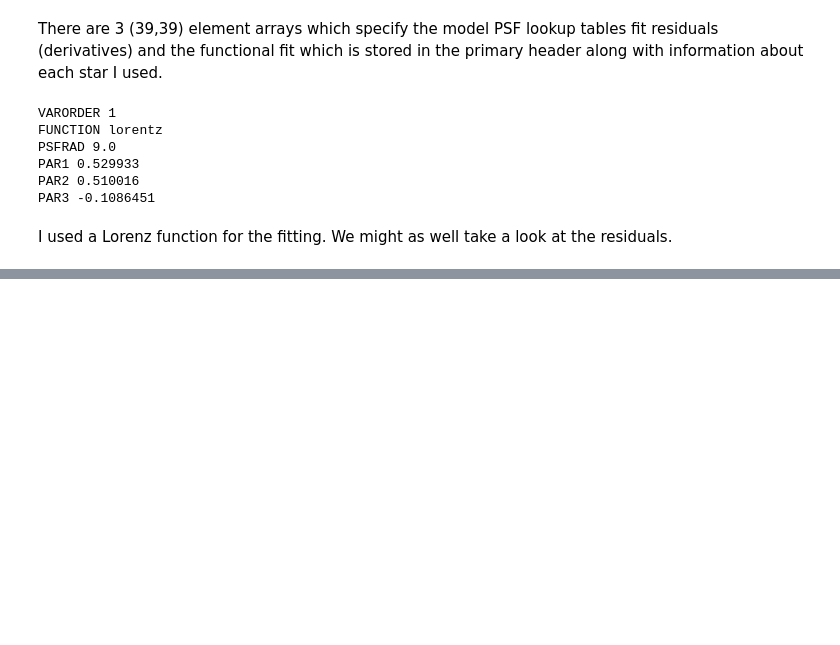
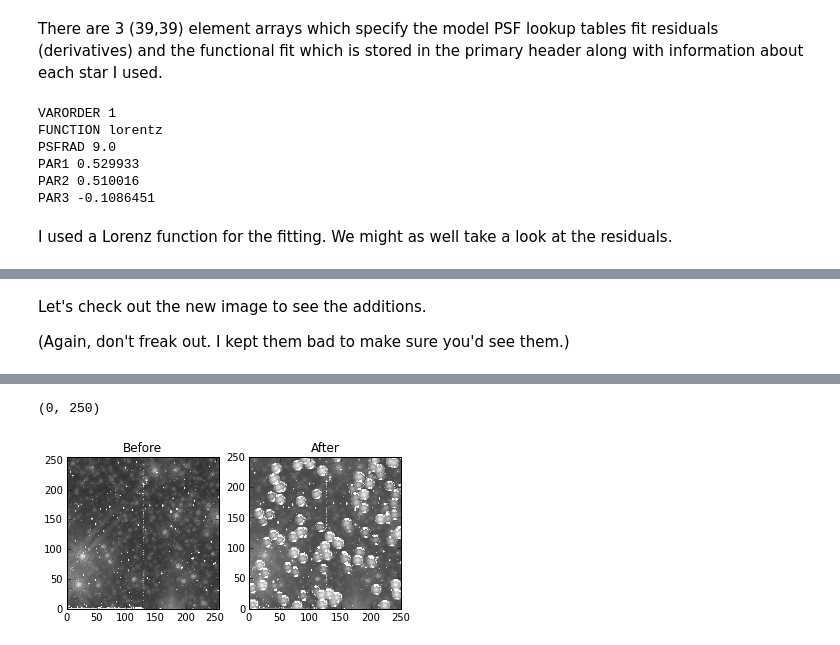
Before and after one commit to spacetelescope/scientific-python-training-2012, a Jupyter notebook: lecture_notebooks/Session4_phot_2.ipynb, the cells around one changed output, grey strips where cells are left out. Cells and saved outputs as stored; diff of their text form; code cells hidden in the pictures; blank space fills up the shorter version.

```diff
--- a/lecture_notebooks/Session4_phot_2.ipynb
+++ b/lecture_notebooks/Session4_phot_2.ipynb
@@ -822,0 +766,22 @@ Since this is already a long lecture, I'll leave that to the user :)
+# %% [markdown]
+Let's check out the new image to see the additions.
+
+(Again, don't freak out. I kept them bad to make sure you'd see them.)
+# %%
+realstars = pyfits.getdata(science_image)
+artstars = pyfits.getdata('n8q624e8q_art.fits1.add.1.fits')
+
+fig = plt.figure()
+
+# Shows original science image
+ax1 = fig.add_subplot(121)
+ax1.imshow(np.log10(realstars), cmap=plt.cm.gray)
+ax1.set_title('Before')
+
+# Shows science image with fake stars
+ax2 = fig.add_subplot(122)
+ax2.imshow(np.log10(artstars), cmap=plt.cm.gray)
+ax2.set_title('After')
+ax2.set_xlim(0, 250)
+ax2.set_ylim(0, 250)
+# %% [output]
@@ -822,0 +792,2 @@ Since this is already a long lecture, I'll leave that to the user :)
+(0, 250)
+[figure, added]
```
Also changed, not shown: parts of 86 cells of this notebook, 5 other files.
